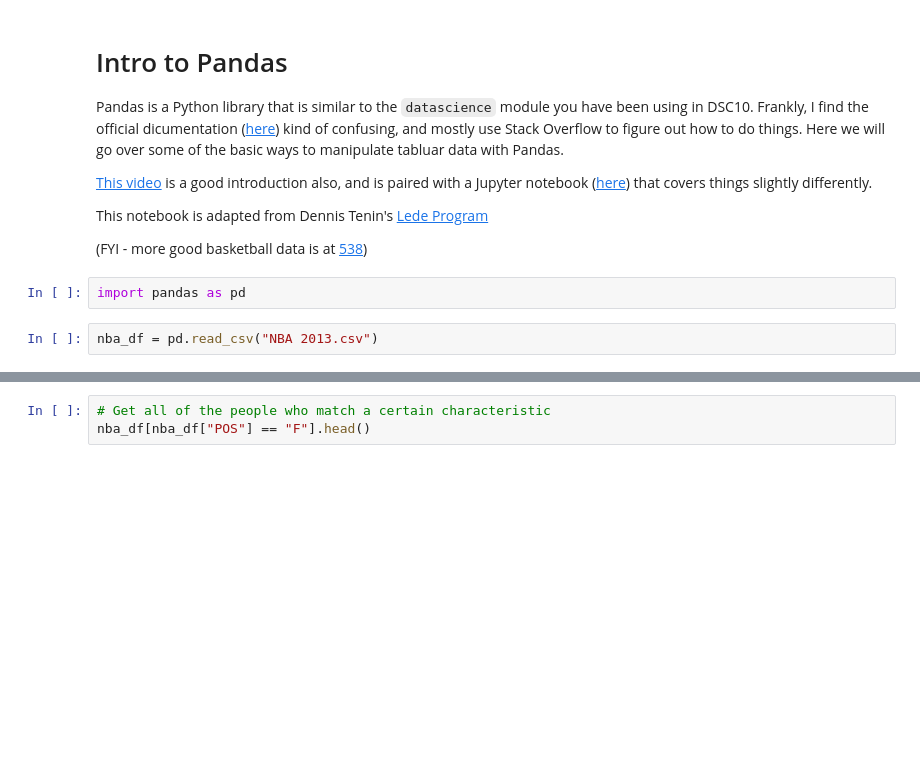
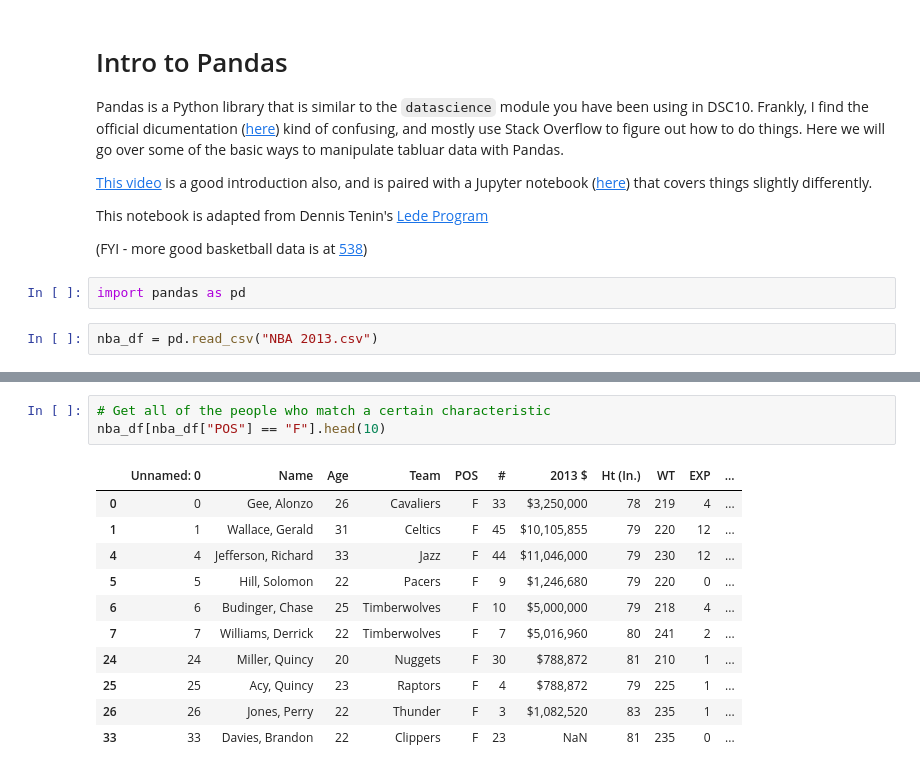
Before and after one commit to gquer/dsc-96_winter19, a Jupyter notebook: 05_python/Pandas.ipynb, the cells around one changed output, grey strips where cells are left out. Cells and saved outputs as stored; diff of their text form; blank space fills up the shorter version.

```diff
--- a/05_python/Pandas.ipynb
+++ b/05_python/Pandas.ipynb
@@ -21,5 +60,17 @@ nba_df["POS"].value_counts()
 # %%
 # Get all of the people who match a certain characteristic
-nba_df[nba_df["POS"] == "F"].head()
+nba_df[nba_df["POS"] == "F"].head(10)
+# %% [output]
+|  | Unnamed: 0 | Name | Age | Team | POS | # | 2013 $ | Ht (In.) | WT | EXP | ... |
+| 0 | 0 | Gee, Alonzo | 26 | Cavaliers | F | 33 | $3,250,000 | 78 | 219 | 4 | ... |
+| 1 | 1 | Wallace, Gerald | 31 | Celtics | F | 45 | $10,105,855 | 79 | 220 | 12 | ... |
+| 4 | 4 | Jefferson, Richard | 33 | Jazz | F | 44 | $11,046,000 | 79 | 230 | 12 | ... |
+| 5 | 5 | Hill, Solomon | 22 | Pacers | F | 9 | $1,246,680 | 79 | 220 | 0 | ... |
+| 6 | 6 | Budinger, Chase | 25 | Timberwolves | F | 10 | $5,000,000 | 79 | 218 | 4 | ... |
+| 7 | 7 | Williams, Derrick | 22 | Timberwolves | F | 7 | $5,016,960 | 80 | 241 | 2 | ... |
+| 24 | 24 | Miller, Quincy | 20 | Nuggets | F | 30 | $788,872 | 81 | 210 | 1 | ... |
+| 25 | 25 | Acy, Quincy | 23 | Raptors | F | 4 | $788,872 | 79 | 225 | 1 | ... |
+| 26 | 26 | Jones, Perry | 22 | Thunder | F | 3 | $1,082,520 | 83 | 235 | 1 | ... |
+| 33 | 33 | Davies, Brandon | 22 | Clippers | F | 23 | NaN | 81 | 235 | 0 | ... |
 # %%
 # Get all of the people who match a certain characteristic
```
Also changed, not shown: parts of 23 cells of this notebook, 8 other files.
